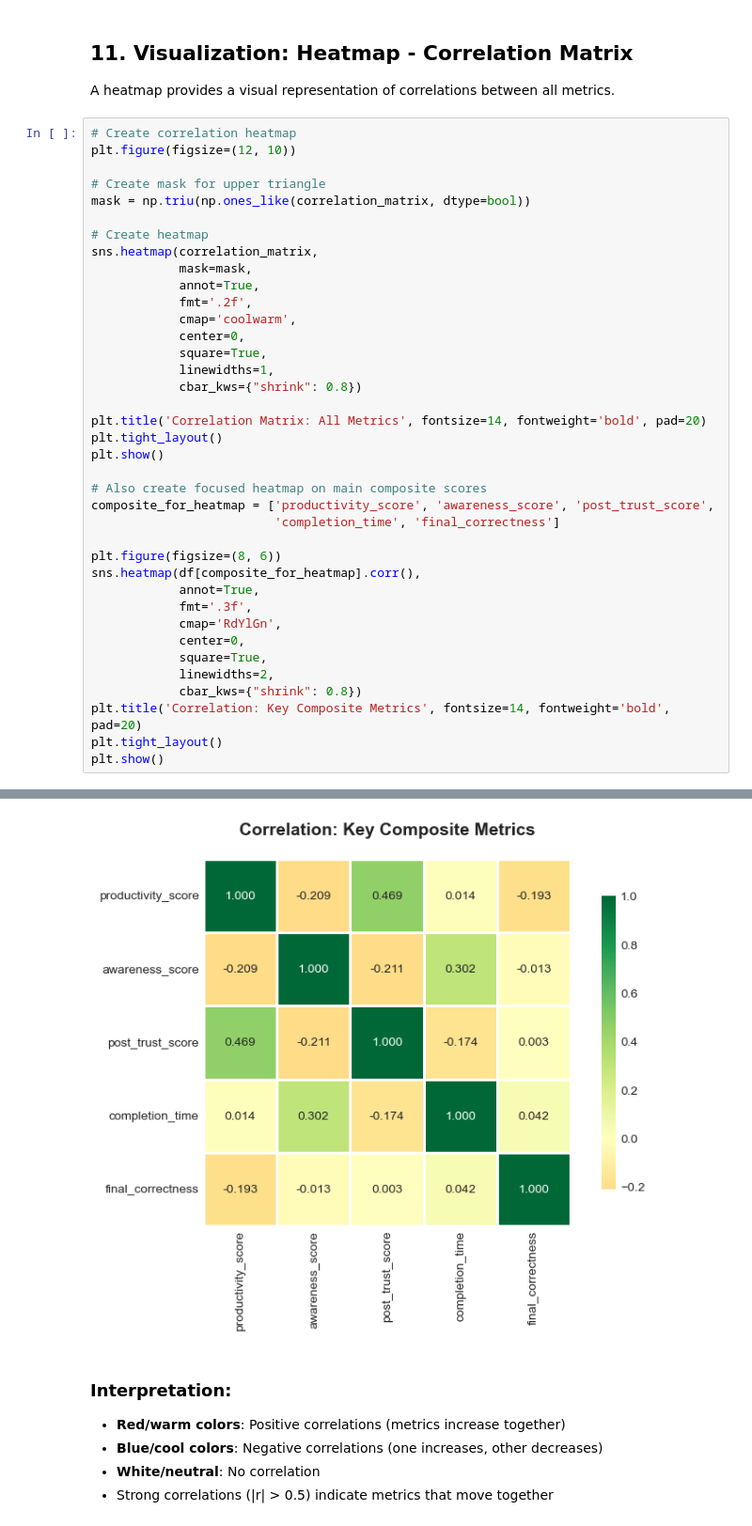
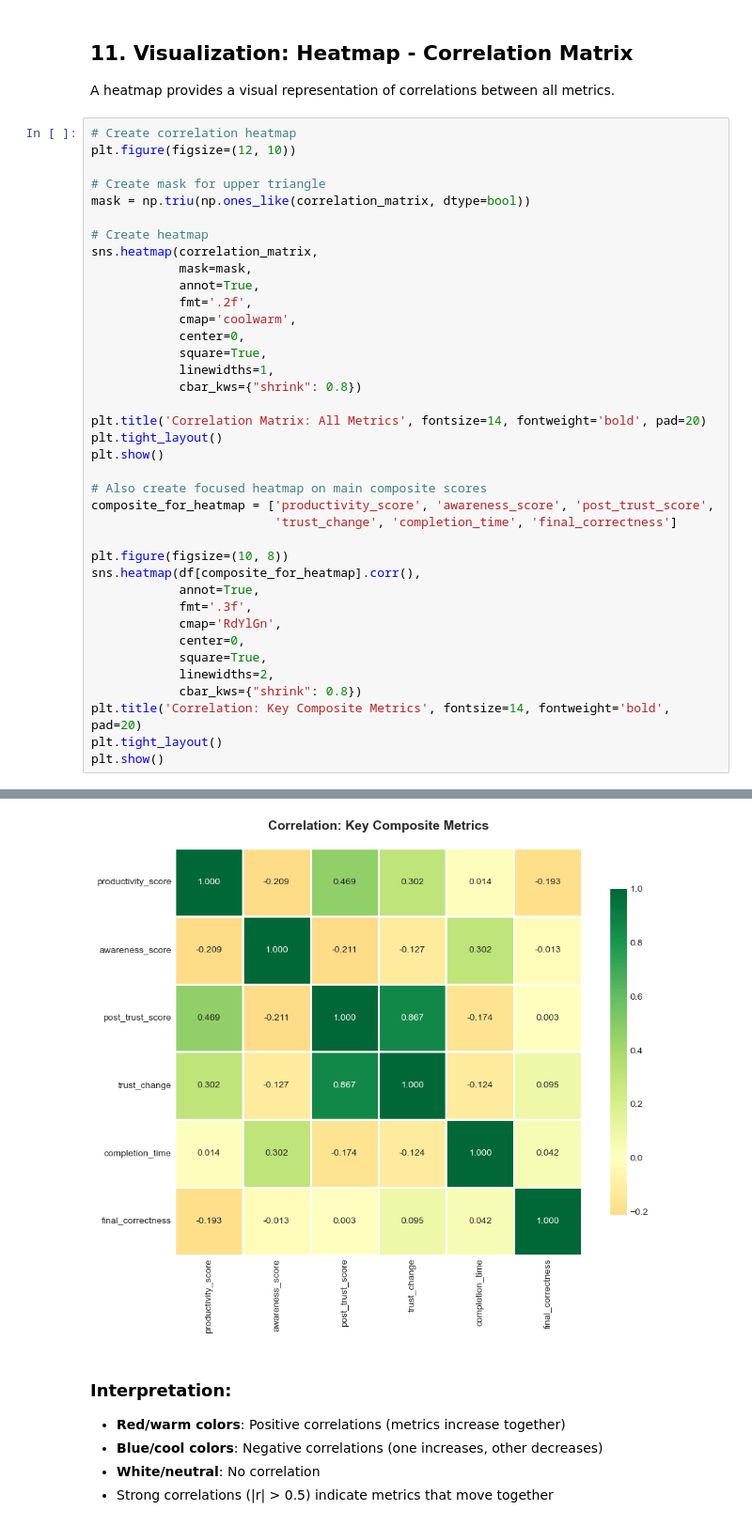
Before and after one commit to jiya-agrawal/HTI-Project, a Jupyter notebook: HTI_Analysis.ipynb, the cells around one changed output, grey strips where cells are left out. Shown: that part at 94% size. Saved outputs shown, nothing was run; the diff lists cells and outputs as text.

```diff
--- a/HTI_Analysis.ipynb
+++ b/HTI_Analysis.ipynb
@@ -550,36 +481,36 @@ mask = np.triu(np.ones_like(correlation_matrix, dtype=bool))
 sns.heatmap(correlation_matrix,
             mask=mask,
             annot=True,
             fmt='.2f',
             cmap='coolwarm',
             center=0,
             square=True,
             linewidths=1,
             cbar_kws={"shrink": 0.8})
 
 plt.title('Correlation Matrix: All Metrics', fontsize=14, fontweight='bold', pad=20)
 plt.tight_layout()
 plt.show()
 
 # Also create focused heatmap on main composite scores
 composite_for_heatmap = ['productivity_score', 'awareness_score', 'post_trust_score',
-                         'completion_time', 'final_correctness']
+                         'trust_change', 'completion_time', 'final_correctness']
 
-plt.figure(figsize=(8, 6))
+plt.figure(figsize=(10, 8))
 sns.heatmap(df[composite_for_heatmap].corr(),
             annot=True,
             fmt='.3f',
             cmap='RdYlGn',
             center=0,
             square=True,
             linewidths=2,
             cbar_kws={"shrink": 0.8})
 plt.title('Correlation: Key Composite Metrics', fontsize=14, fontweight='bold', pad=20)
 plt.tight_layout()
 plt.show()
 # %% [output]
 [figure]
-[figure, old version]
+[figure, new version]
 # %% [markdown]
 ### Interpretation:
 - **Red/warm colors**: Positive correlations (metrics increase together)
```
Also changed, not shown: parts of 14 cells of this notebook.
